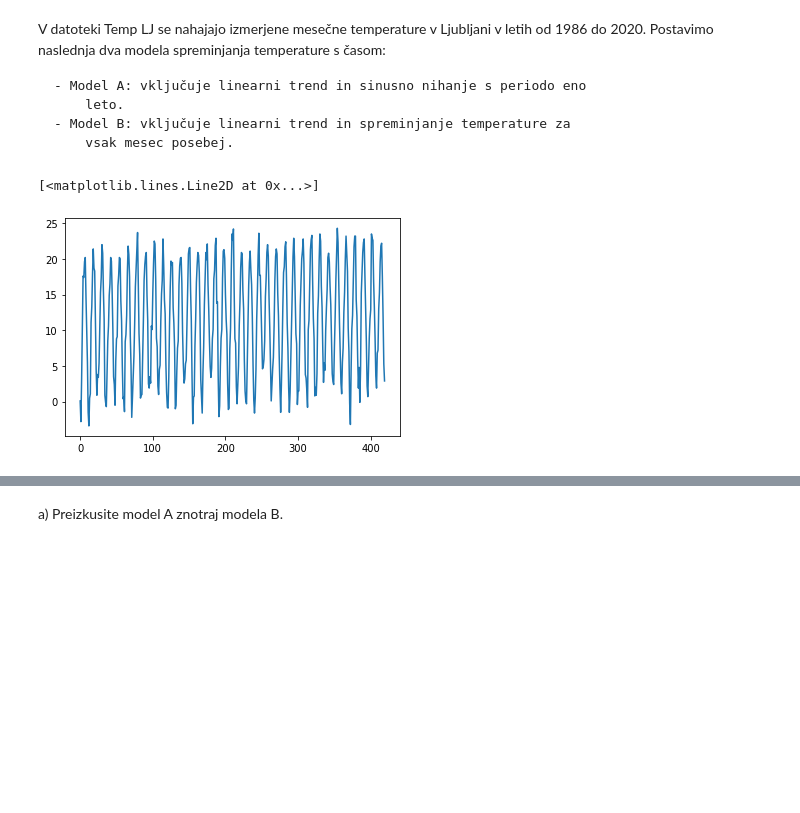
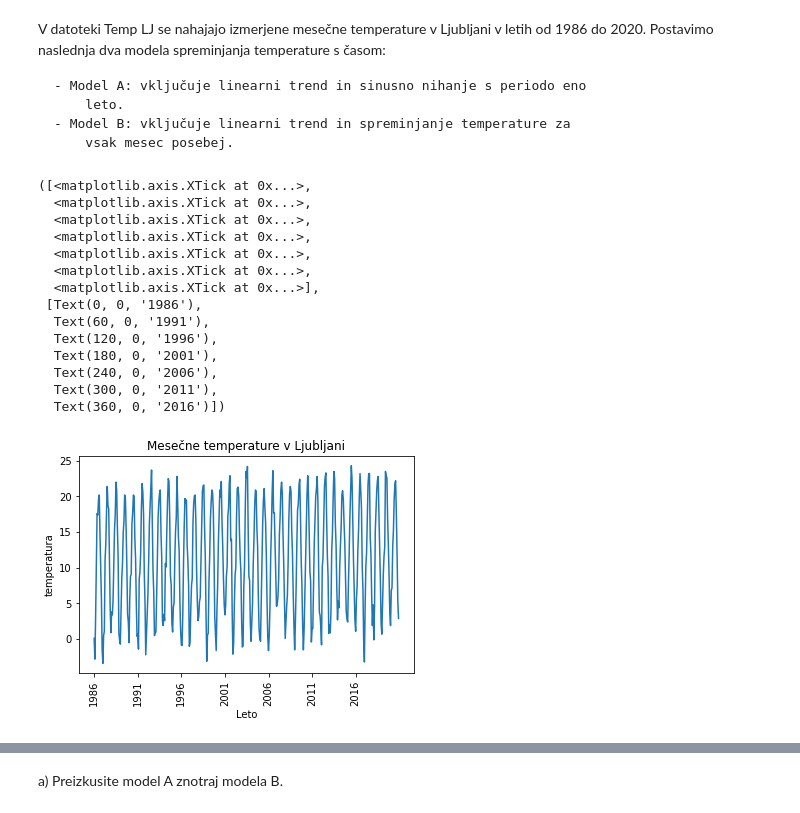
Before and after one commit to DejanPeric058/Seminarska-naloga-pri-Statistiki, a Jupyter notebook: 3. naloga.ipynb, the cells around one changed output, grey strips where cells are left out. Drawn from its saved outputs; the diff is of its cells as text; code cells hidden in the pictures; blank space fills up the shorter version.

```diff
--- a/3. naloga.ipynb
+++ b/3. naloga.ipynb
@@ -30,11 +30,31 @@ s časom:
         leto.
     - Model B: vključuje linearni trend in spreminjanje temperature za
         vsak mesec posebej.
-# %%
-plt.plot(temp_lj['TEMPERATURA'])
-# %% [output]
-[<matplotlib.lines.Line2D at 0x...>]
-[figure, removed]
+# %%
+leta = temp_lj["LETO"].values
+plt.plot(temp_lj['TEMPERATURA'])
+plt.title('Mesečne temperature v Ljubljani')
+plt.xlabel('Leto')
+plt.ylabel('temperatura')
+years = list(set(leta))
+years5 = [years[i] for i in range(35) if i % 5 == 0]
+plt.xticks(np.arange(0,420,420//7), years5, rotation='vertical')
+# %% [output]
+([<matplotlib.axis.XTick at 0x...>,
+  <matplotlib.axis.XTick at 0x...>,
+  <matplotlib.axis.XTick at 0x...>,
+  <matplotlib.axis.XTick at 0x...>,
+  <matplotlib.axis.XTick at 0x...>,
+  <matplotlib.axis.XTick at 0x...>,
+  <matplotlib.axis.XTick at 0x...>],
+ [Text(0, 0, '1986'),
+  Text(60, 0, '1991'),
+  Text(120, 0, '1996'),
+  Text(180, 0, '2001'),
+  Text(240, 0, '2006'),
+  Text(300, 0, '2011'),
+  Text(360, 0, '2016')])
+[figure, added]
 # %%
 T = temp_lj['TEMPERATURA']
 cas = temp_lj["LETO"]
```
Also changed, not shown: parts of 17 cells of this notebook.
